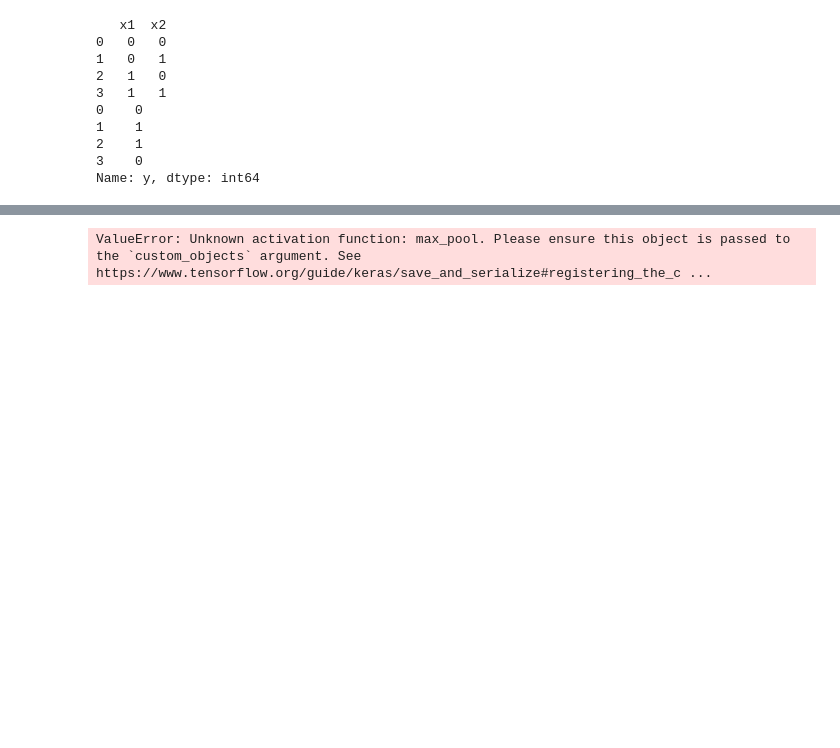
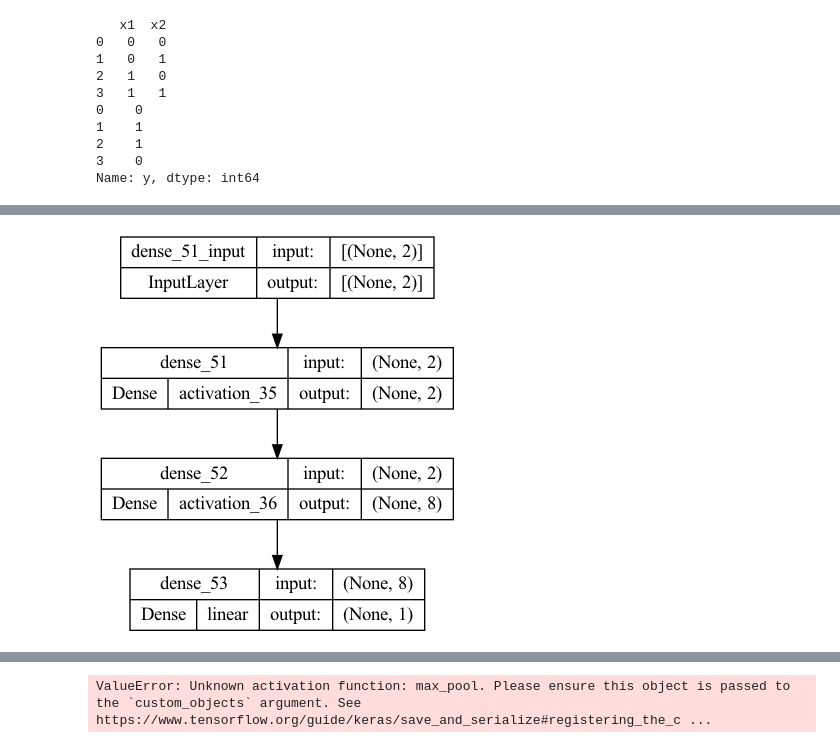
Before and after one commit to cjkepinsky/data-science-upskills, a Jupyter notebook: deep-learning/logic_gates/xor01.ipynb, the cells around one changed output, grey strips where cells are left out. Drawn from its saved outputs; the diff is of its cells as text; code cells hidden in the pictures; blank space fills up the shorter version.

```diff
--- a/deep-learning/logic_gates/xor01.ipynb
+++ b/deep-learning/logic_gates/xor01.ipynb
@@ -144,0 +52,25 @@ print(model.predict(np.array([[0, 1]])))
+# %%
+import tensorflow as tf
+from tensorflow import keras
+from tensorflow.keras import layers
+from keras.layers.core import Activation
+# from tensorflow.keras import layers
+from tensorflow.keras import activations
+
+
+def activation_function(tensor):
+    return tf.cast(tensor, dtype=tf.int32)
+
+    # return tf.math.round(tensor, name=None)
+
+model = keras.Sequential()
+model.add(layers.Dense(2, activation=Activation('relu'), input_shape=input_shape))
+# model.add(layers.Dense(8, activation=Activation('relu')))
+# model.add(layers.Dense(2, activation=Activation(activation_function), input_shape=input_shape))
+model.add(layers.Dense(8, activation=Activation('relu')))
+# model.add(layers.Dense(8, activation=Activation(activation_function)))
+model.add(layers.Dense(1))
+
+keras.utils.plot_model(model, show_shapes=True, show_layer_activations=True, expand_nested=True)
+# %% [output]
+[figure, added]
```
Also changed, not shown: parts of 6 cells of this notebook, 20 other files.
